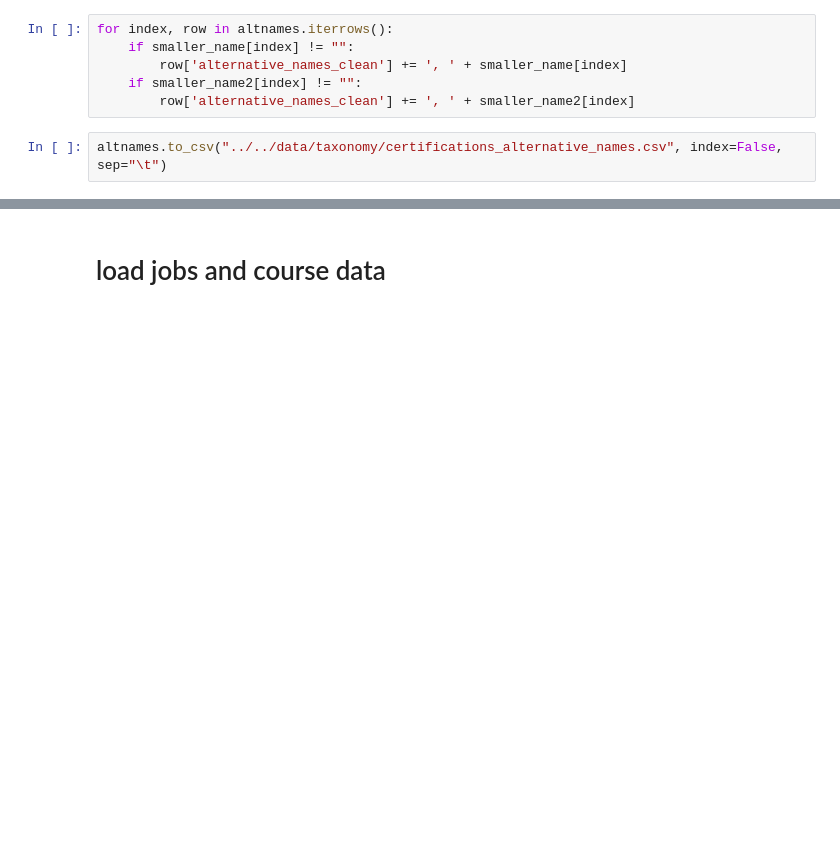
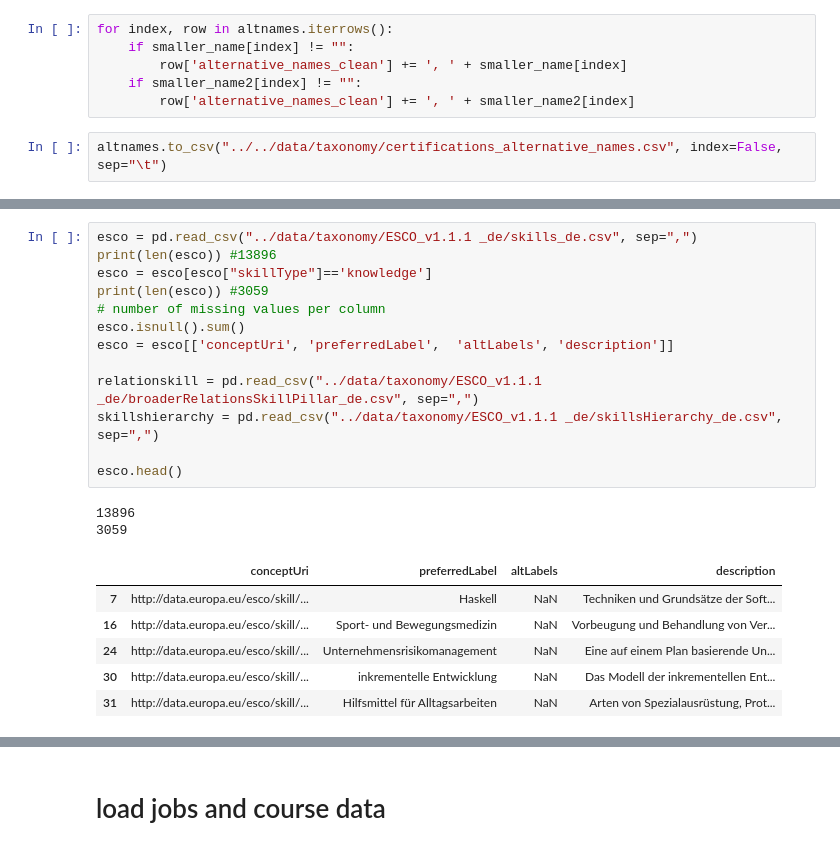
Before and after one commit to epfl-ml4ed/SkillThrills, a Jupyter notebook: notebooks/taxonomy_datasets_processing.ipynb, the cells around one changed output, grey strips where cells are left out. Drawn from its saved outputs; the diff is of its cells as text; blank space fills up the shorter version.

```diff
--- a/notebooks/taxonomy_datasets_processing.ipynb
+++ b/notebooks/taxonomy_datasets_processing.ipynb
@@ -257,0 +240,22 @@ Index(['conceptType', 'conceptUri', 'skillType', 'reuseLevel',
+# %%
+esco = pd.read_csv("../data/taxonomy/ESCO_v1.1.1 _de/skills_de.csv", sep=",")
+print(len(esco)) #13896
+esco = esco[esco["skillType"]=='knowledge']
+print(len(esco)) #3059
+# number of missing values per column
+esco.isnull().sum()
+esco = esco[['conceptUri', 'preferredLabel',  'altLabels', 'description']]
+
+relationskill = pd.read_csv("../data/taxonomy/ESCO_v1.1.1 _de/broaderRelationsSkillPillar_de.csv", sep=",")
+skillshierarchy = pd.read_csv("../data/taxonomy/ESCO_v1.1.1 _de/skillsHierarchy_de.csv", sep=",")
+
+esco.head()
+# %% [output]
+13896
+3059
+|  | conceptUri | preferredLabel | altLabels | description |
+| 7 | http://data.europa.eu/esco/skill/... | Haskell | NaN | Techniken und Grundsätze der Soft... |
+| 16 | http://data.europa.eu/esco/skill/... | Sport- und Bewegungsmedizin | NaN | Vorbeugung und Behandlung von Ver... |
+| 24 | http://data.europa.eu/esco/skill/... | Unternehmensrisikomanagement | NaN | Eine auf einem Plan basierende Un... |
+| 30 | http://data.europa.eu/esco/skill/... | inkrementelle Entwicklung | NaN | Das Modell der inkrementellen Ent... |
+| 31 | http://data.europa.eu/esco/skill/... | Hilfsmittel für Alltagsarbeiten | NaN | Arten von Spezialausrüstung, Prot... |
```
Also changed, not shown: parts of 21 cells of this notebook, 4 other files.
